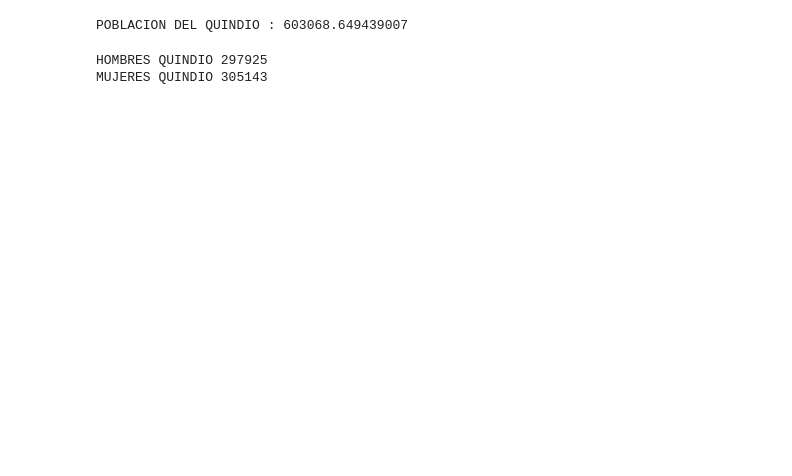
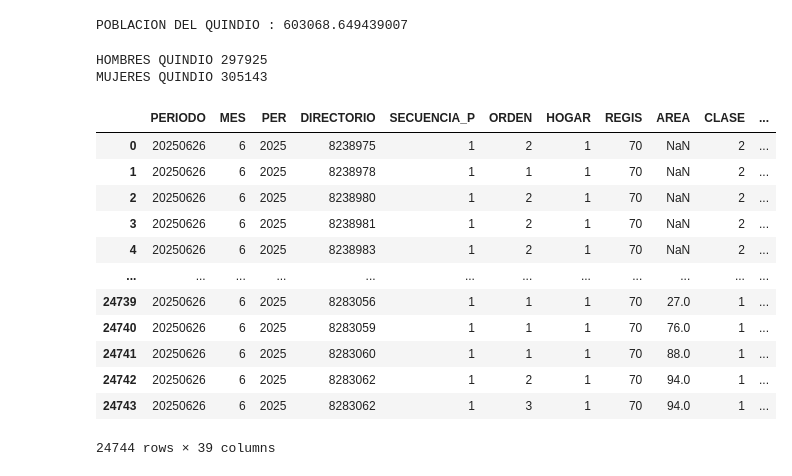
Before and after one commit to Juangarzon2345/11-agosto, a Jupyter notebook: cuaderno/02-GEIH24_Manipulacion_Tablas.ipynb, the cells around one changed output. Cells and saved outputs as stored; diff of their text form; code cells hidden in the pictures; blank space fills up the shorter version.

```diff
--- a/cuaderno/02-GEIH24_Manipulacion_Tablas.ipynb
+++ b/cuaderno/02-GEIH24_Manipulacion_Tablas.ipynb
@@ -169,3 +213,21 @@ print("MUJERES QUINDIO" , int (PMQ))
 # %% [output]
 HOMBRES QUINDIO 297925
 MUJERES QUINDIO 305143
+# %%
+df_no_ocupados_genero = pd.merge(df_no_ocupados,df_cgsse2[["DIRECTORIO", "SECUENCIA_P", "ORDEN", "P3271"]],on = ["DIRECTORIO", "SECUENCIA_P", "ORDEN"], how= "left")
+
+df_no_ocupados_genero
+# %% [output]
+|  | PERIODO | MES | PER | DIRECTORIO | SECUENCIA_P | ORDEN | HOGAR | REGIS | AREA | CLASE | ... |
+| 0 | 20250626 | 6 | 2025 | 8238975 | 1 | 2 | 1 | 70 | NaN | 2 | ... |
+| 1 | 20250626 | 6 | 2025 | 8238978 | 1 | 1 | 1 | 70 | NaN | 2 | ... |
+| 2 | 20250626 | 6 | 2025 | 8238980 | 1 | 2 | 1 | 70 | NaN | 2 | ... |
+| 3 | 20250626 | 6 | 2025 | 8238981 | 1 | 2 | 1 | 70 | NaN | 2 | ... |
+| 4 | 20250626 | 6 | 2025 | 8238983 | 1 | 2 | 1 | 70 | NaN | 2 | ... |
+| ... | ... | ... | ... | ... | ... | ... | ... | ... | ... | ... | ... |
+| 24739 | 20250626 | 6 | 2025 | 8283056 | 1 | 1 | 1 | 70 | 27.0 | 1 | ... |
+| 24740 | 20250626 | 6 | 2025 | 8283059 | 1 | 1 | 1 | 70 | 76.0 | 1 | ... |
+| 24741 | 20250626 | 6 | 2025 | 8283060 | 1 | 1 | 1 | 70 | 88.0 | 1 | ... |
+| 24742 | 20250626 | 6 | 2025 | 8283062 | 1 | 2 | 1 | 70 | 94.0 | 1 | ... |
+| 24743 | 20250626 | 6 | 2025 | 8283062 | 1 | 3 | 1 | 70 | 94.0 | 1 | ... |
+24744 rows × 39 columns
```
Also changed, not shown: parts of 12 cells of this notebook.
